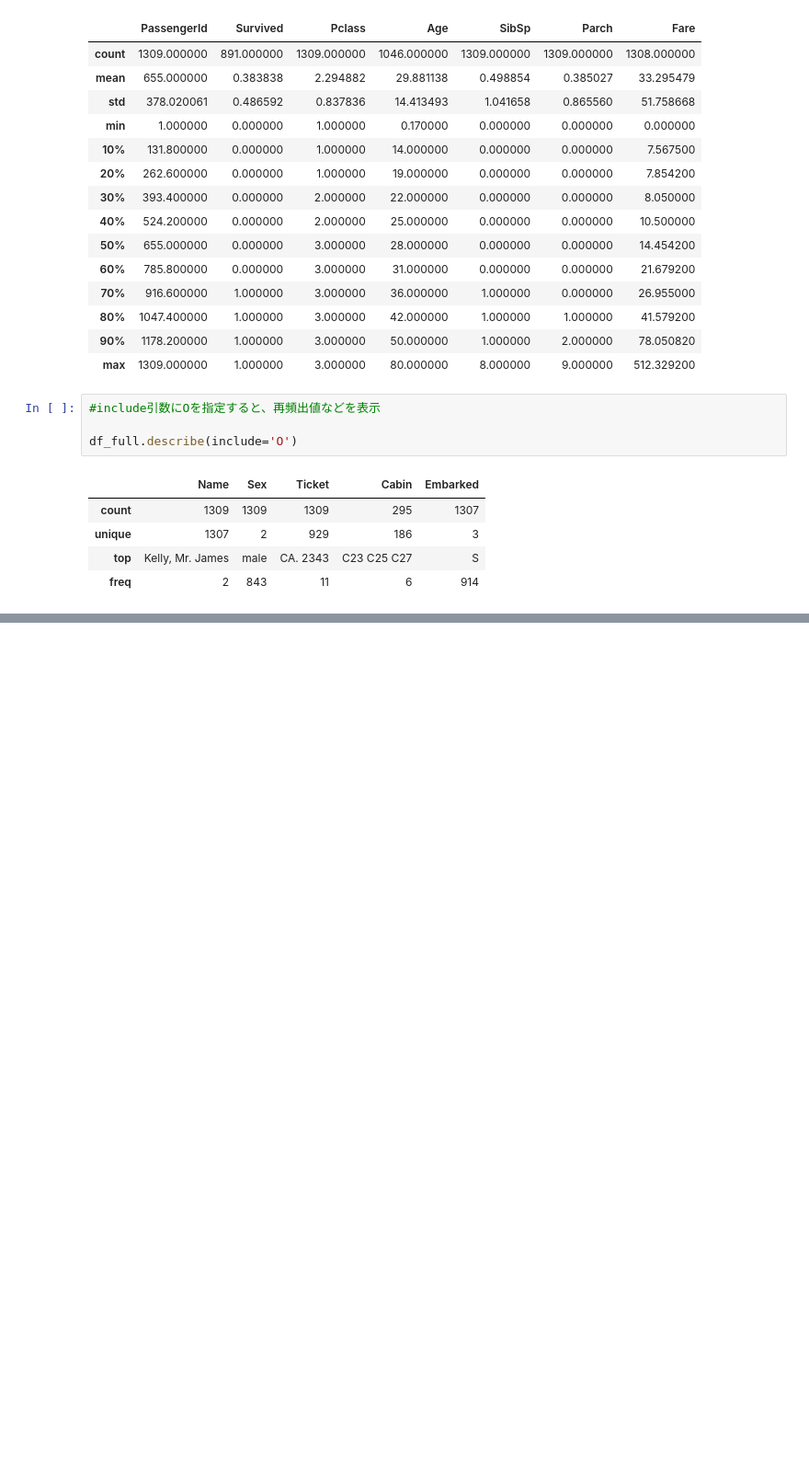
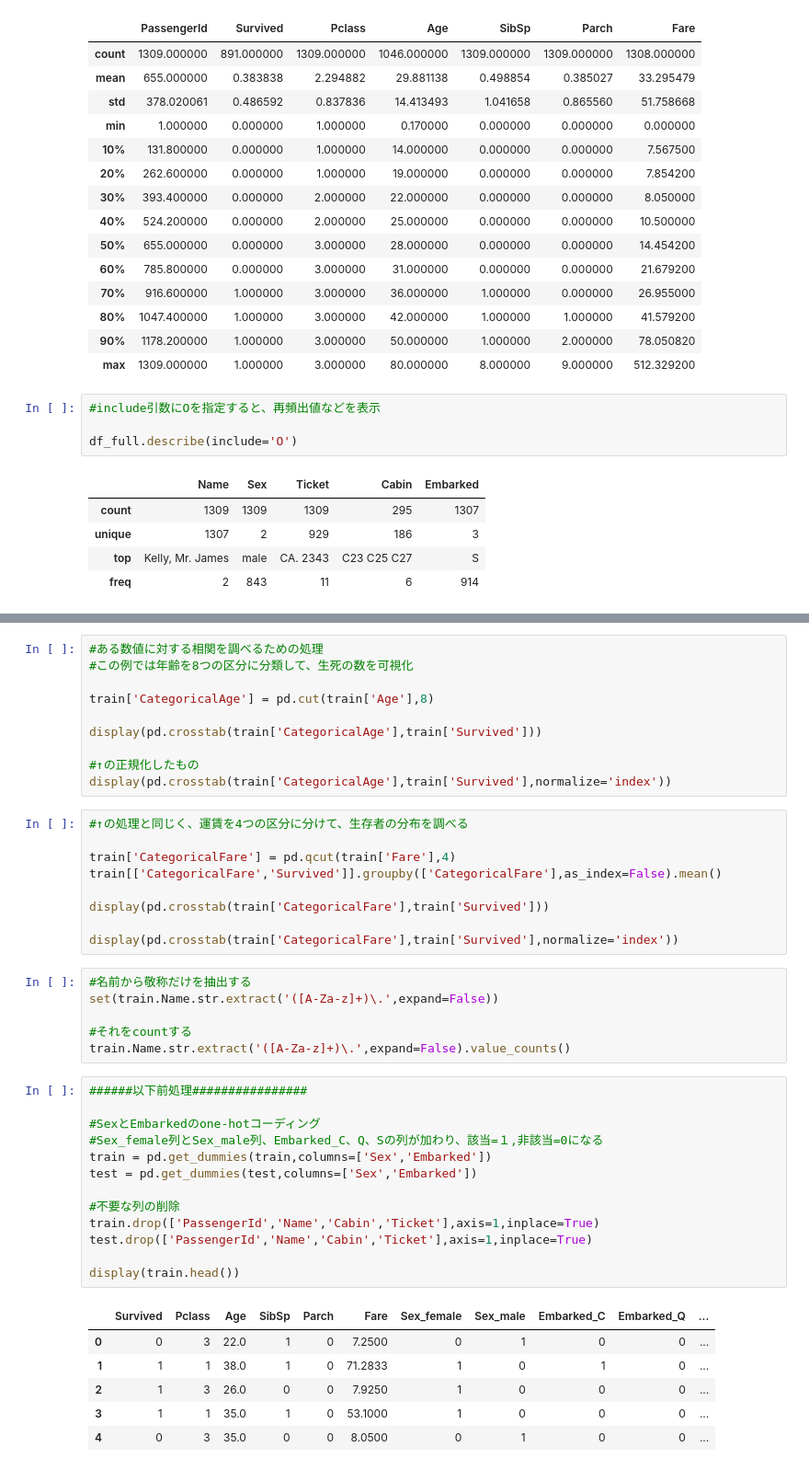
Before and after one commit to taole33/shirai_kaggle, a Jupyter notebook: my-tutorial.ipynb, the cells around one changed output, grey strips where cells are left out. Shown: that part at 92% size. Drawn from its saved outputs; the diff is of its cells as text; blank space fills up the shorter version.

```diff
--- a/my-tutorial.ipynb
+++ b/my-tutorial.ipynb
@@ -145,0 +185,45 @@ df_full.describe(include='O')
+# %%
+#ある数値に対する相関を調べるための処理
+#この例では年齢を8つの区分に分類して、生死の数を可視化
+
+train['CategoricalAge'] = pd.cut(train['Age'],8)
+
+display(pd.crosstab(train['CategoricalAge'],train['Survived']))
+
+#↑の正規化したもの
+display(pd.crosstab(train['CategoricalAge'],train['Survived'],normalize='index'))
+# %%
+#↑の処理と同じく、運賃を4つの区分に分けて、生存者の分布を調べる
+
+train['CategoricalFare'] = pd.qcut(train['Fare'],4)
+train[['CategoricalFare','Survived']].groupby(['CategoricalFare'],as_index=False).mean()
+
+display(pd.crosstab(train['CategoricalFare'],train['Survived']))
+
+display(pd.crosstab(train['CategoricalFare'],train['Survived'],normalize='index'))
+# %%
+#名前から敬称だけを抽出する
+set(train.Name.str.extract('([A-Za-z]+)\.',expand=False))
+
+#それをcountする
+train.Name.str.extract('([A-Za-z]+)\.',expand=False).value_counts()
+# %%
+######以下前処理################
+
+#SexとEmbarkedのone-hotコーディング
+#Sex_female列とSex_male列、Embarked_C、Q、Sの列が加わり、該当=１,非該当=0になる
+train = pd.get_dummies(train,columns=['Sex','Embarked'])
+test = pd.get_dummies(test,columns=['Sex','Embarked'])
+
+#不要な列の削除
+train.drop(['PassengerId','Name','Cabin','Ticket'],axis=1,inplace=True)
+test.drop(['PassengerId','Name','Cabin','Ticket'],axis=1,inplace=True)
+
+display(train.head())
+# %% [output]
+|  | Survived | Pclass | Age | SibSp | Parch | Fare | Sex_female | Sex_male | Embarked_C | Embarked_Q | ... |
+| 0 | 0 | 3 | 22.0 | 1 | 0 | 7.2500 | 0 | 1 | 0 | 0 | ... |
+| 1 | 1 | 1 | 38.0 | 1 | 0 | 71.2833 | 1 | 0 | 1 | 0 | ... |
+| 2 | 1 | 3 | 26.0 | 0 | 0 | 7.9250 | 1 | 0 | 0 | 0 | ... |
+| 3 | 1 | 1 | 35.0 | 1 | 0 | 53.1000 | 1 | 0 | 0 | 0 | ... |
+| 4 | 0 | 3 | 35.0 | 0 | 0 | 8.0500 | 0 | 1 | 0 | 0 | ... |
```
Also changed, not shown: parts of 9 cells of this notebook.
